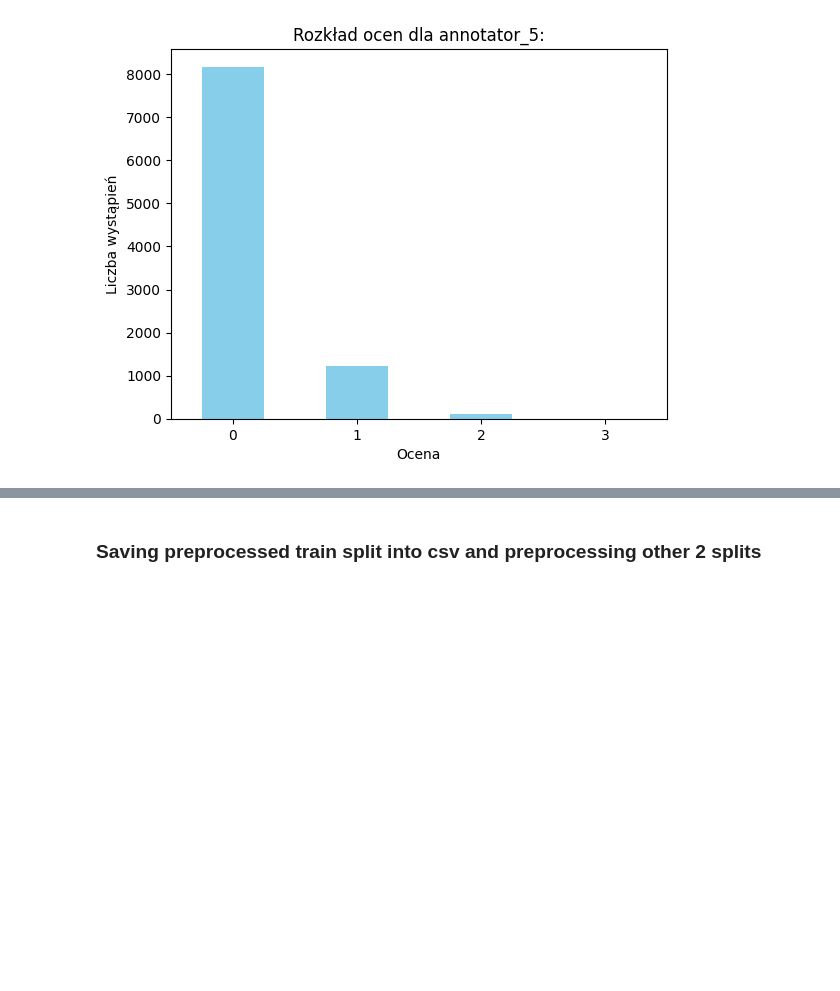
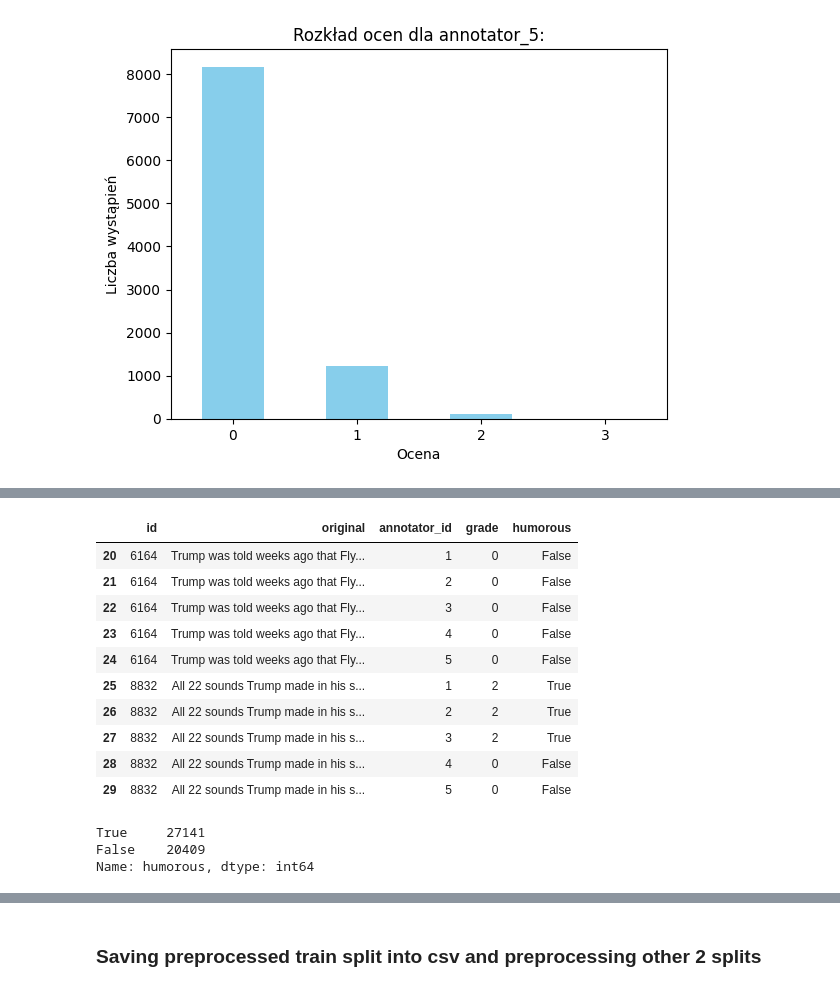
Before and after one commit to MDY00/Personalised_LLM, a Jupyter notebook: Humi_EDA.ipynb, the cells around one changed output, grey strips where cells are left out. Cells and saved outputs as stored; diff of their text form; code cells hidden in the pictures; blank space fills up the shorter version.

```diff
--- a/Humi_EDA.ipynb
+++ b/Humi_EDA.ipynb
@@ -187,0 +204,14 @@ new_train_humi[:40]
+# %%
+new_train_humi[20:30]
+# %% [output]
+|  | id | original | annotator_id | grade | humorous |
+| 20 | 6164 | Trump was told weeks ago that Fly... | 1 | 0 | False |
+| 21 | 6164 | Trump was told weeks ago that Fly... | 2 | 0 | False |
+| 22 | 6164 | Trump was told weeks ago that Fly... | 3 | 0 | False |
+| 23 | 6164 | Trump was told weeks ago that Fly... | 4 | 0 | False |
+| 24 | 6164 | Trump was told weeks ago that Fly... | 5 | 0 | False |
+| 25 | 8832 | All 22 sounds Trump made in his s... | 1 | 2 | True |
+| 26 | 8832 | All 22 sounds Trump made in his s... | 2 | 2 | True |
+| 27 | 8832 | All 22 sounds Trump made in his s... | 3 | 2 | True |
+| 28 | 8832 | All 22 sounds Trump made in his s... | 4 | 0 | False |
+| 29 | 8832 | All 22 sounds Trump made in his s... | 5 | 0 | False |
@@ -187,0 +220,6 @@ new_train_humi[:40]
+# %%
+new_train_humi['humorous'].value_counts()
+# %% [output]
+True     27141
+False    20409
+Name: humorous, dtype: int64
```
Also changed, not shown: parts of 17 cells of this notebook, 12 other files.
